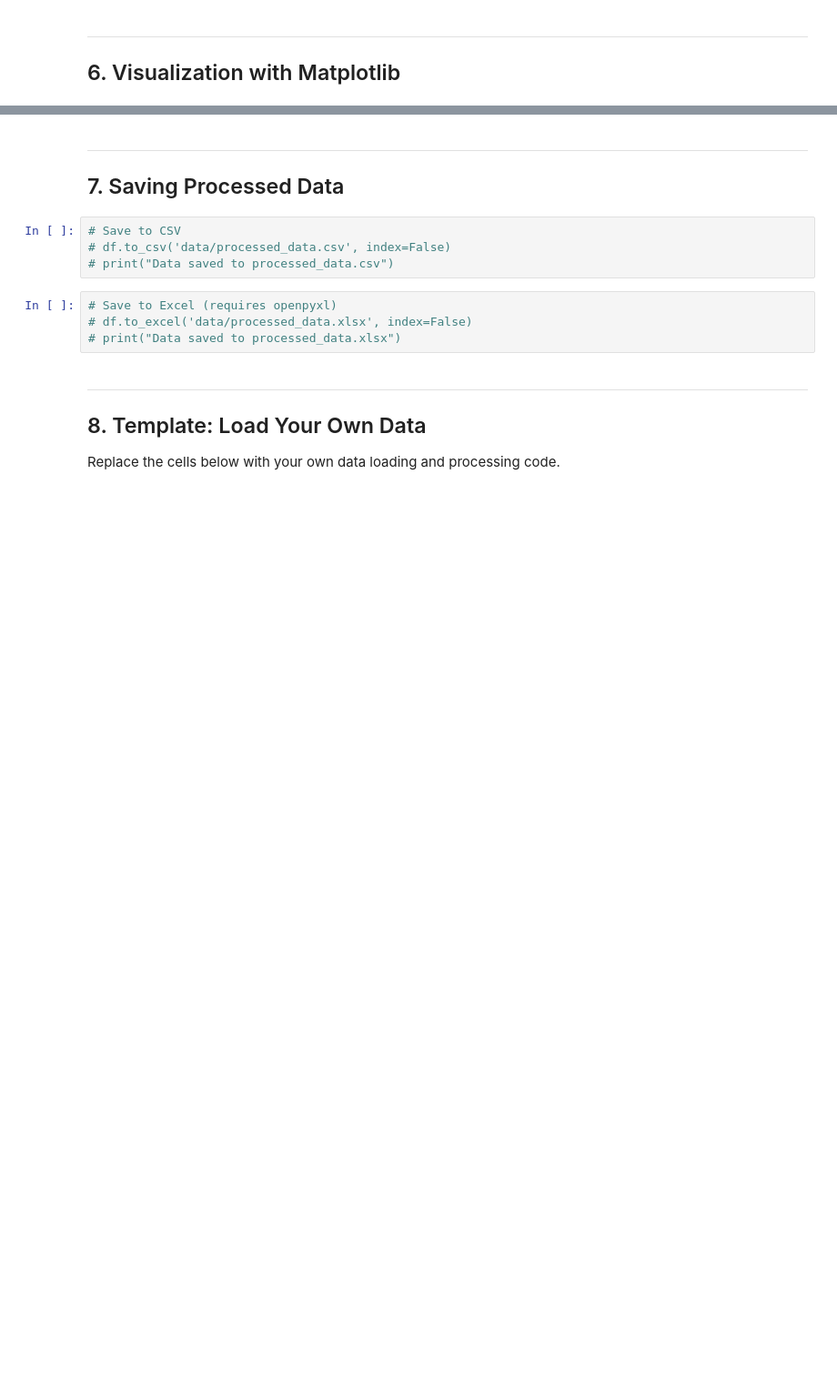
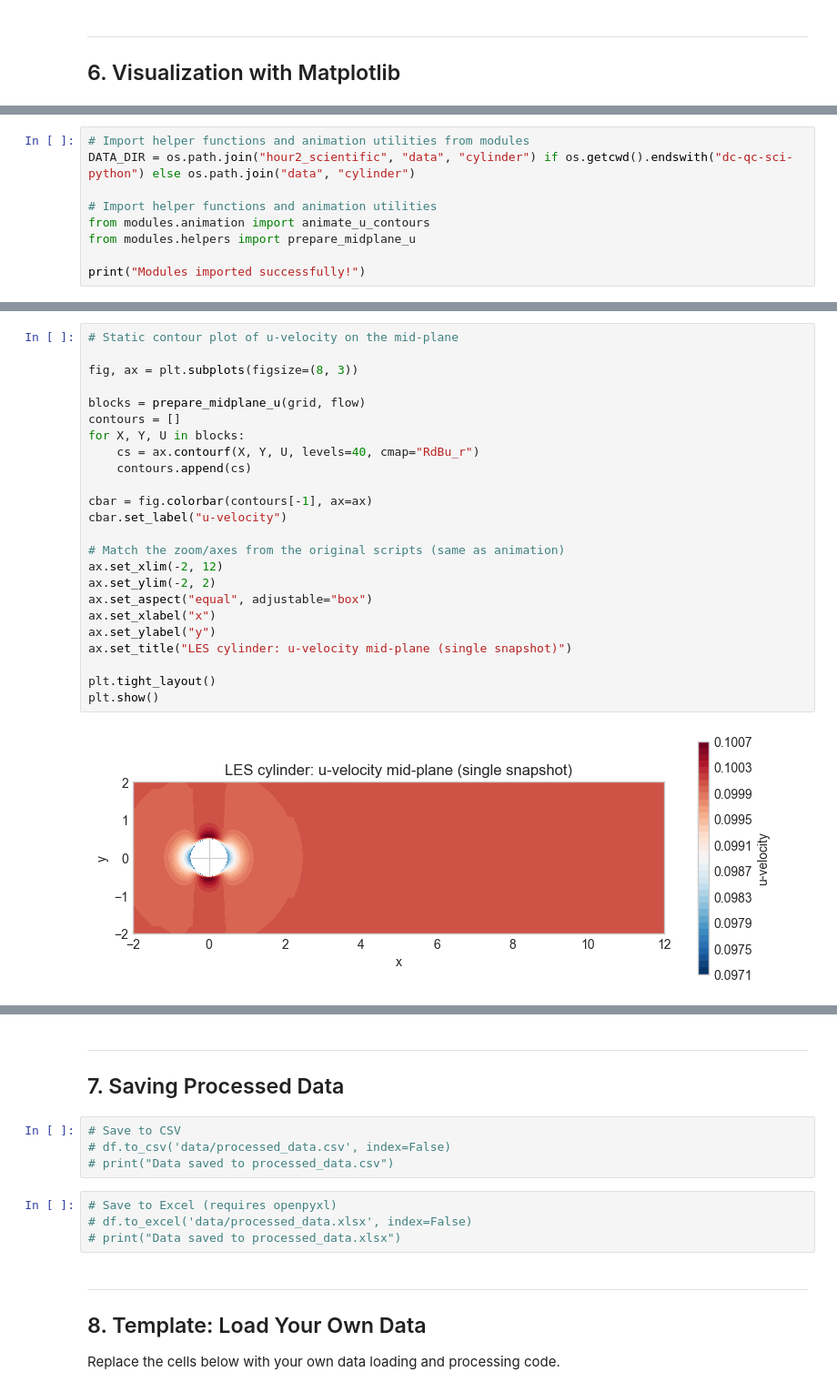
Before and after one commit to kalagotla/dc-qc-sci-python, a Jupyter notebook: hour2_scientific/01_data_loading.ipynb, the cells around one changed output, grey strips where cells are left out. Shown at 91% size. Cells and saved outputs as stored; diff of their text form; blank space fills up the shorter version.

```diff
--- a/hour2_scientific/01_data_loading.ipynb
+++ b/hour2_scientific/01_data_loading.ipynb
@@ -399,0 +324,9 @@ plt.show()
+# %%
+# Import helper functions and animation utilities from modules
+DATA_DIR = os.path.join("hour2_scientific", "data", "cylinder") if os.getcwd().endswith("dc-qc-sci-python") else os.path.join("data", "cylinder")
+
+# Import helper functions and animation utilities
+from modules.animation import animate_u_contours
+from modules.helpers import prepare_midplane_u
+
+print("Modules imported successfully!")
@@ -399,0 +364,26 @@ plt.show()
+# %%
+# Static contour plot of u-velocity on the mid-plane
+
+fig, ax = plt.subplots(figsize=(8, 3))
+
+blocks = prepare_midplane_u(grid, flow)
+contours = []
+for X, Y, U in blocks:
+    cs = ax.contourf(X, Y, U, levels=40, cmap="RdBu_r")
+    contours.append(cs)
+
+cbar = fig.colorbar(contours[-1], ax=ax)
+cbar.set_label("u-velocity")
+
+# Match the zoom/axes from the original scripts (same as animation)
+ax.set_xlim(-2, 12)
+ax.set_ylim(-2, 2)
+ax.set_aspect("equal", adjustable="box")
+ax.set_xlabel("x")
+ax.set_ylabel("y")
+ax.set_title("LES cylinder: u-velocity mid-plane (single snapshot)")
+
+plt.tight_layout()
+plt.show()
+# %% [output]
+[figure, added]
```
Also changed, not shown: parts of 35 cells of this notebook, 13 other files.
